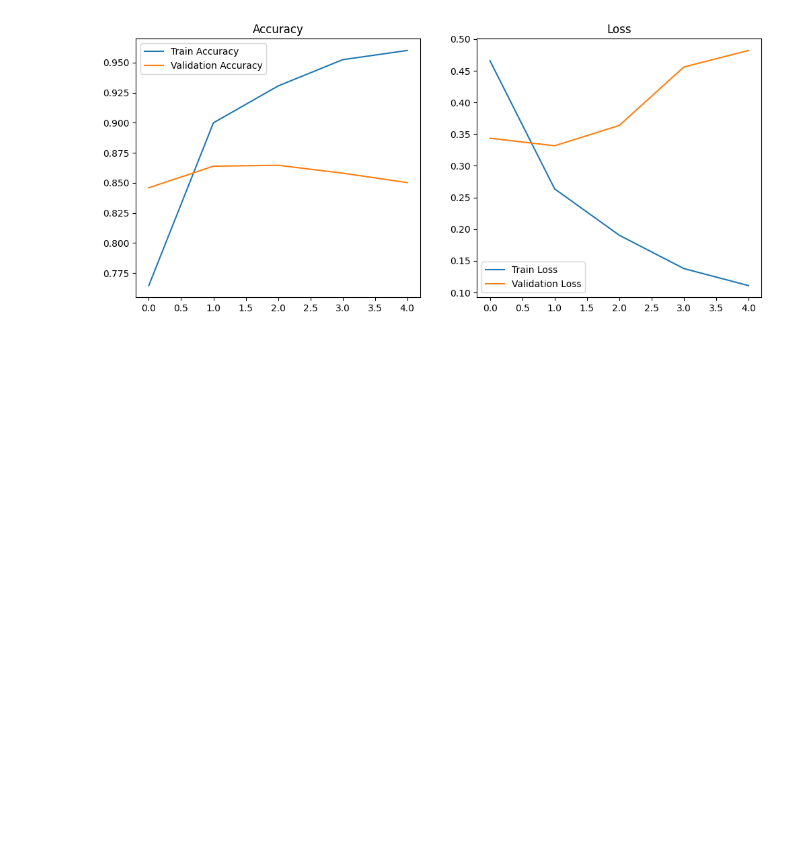
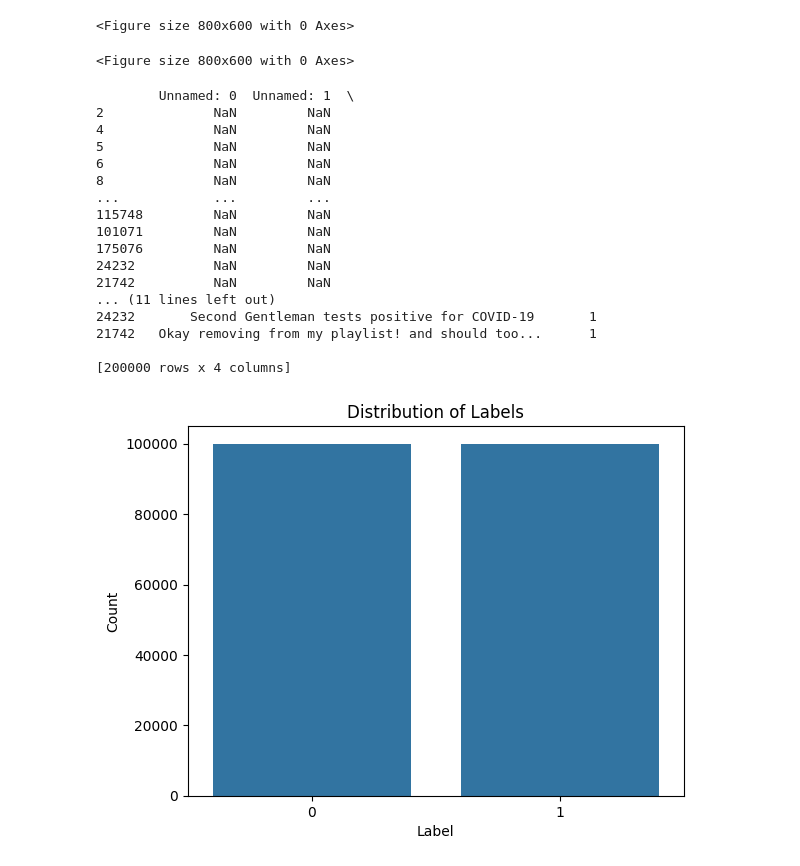
Before and after one commit to dipanshuverma98/Sarcasm_Model, a Jupyter notebook: SarcasmDetectionModel.ipynb, the cells around one changed output. Cells and saved outputs as stored; diff of their text form; code cells hidden in the pictures; blank space fills up the shorter version.

```diff
--- a/SarcasmDetectionModel.ipynb
+++ b/SarcasmDetectionModel.ipynb
@@ -133,20 +20,53 @@ Not Sarcasm
-# %%
-import matplotlib.pyplot as plt
-
-plt.figure(figsize=(12,5))
-
-plt.subplot(1,2,1)
-plt.plot(history.history["accuracy"], label="Train Accuracy")
-plt.plot(history.history["val_accuracy"], label="Validation Accuracy")
-plt.legend()
-plt.title("Accuracy")
-
-plt.subplot(1,2,2)
-plt.plot(history.history["loss"], label="Train Loss")
-plt.plot(history.history["val_loss"], label="Validation Loss")
-plt.legend()
-plt.title("Loss")
-
-plt.show()
-# %% [output]
-[figure, removed]
+# %%
+csv_path = "/content/file.csv"
+df = pd.read_csv(csv_path)
+
+# Get the actual column names from the DataFrame
+columns_to_drop = [col for col in ["Unnamed: 2", "Unnamed: 3"] if col in df.columns]
+
+# Drop only the columns that exist
+df = df.drop(columns=columns_to_drop)
+df_majority = df[df['label'] == 0]
+df_minority = df[df['label'] == 1]
+plt.figure(figsize=(8, 6))
+# %% [output]
+<Figure size 800x600 with 0 Axes>
+<Figure size 800x600 with 0 Axes>
+# %%
+df_minority_upsampled = resample(df_minority,
+                                 replace=True,
+                                 n_samples=len(df_majority),
+                                 random_state=42)
+
+df_upsampled = pd.concat([df_majority, df_minority_upsampled])
+
+# Split data into features (X) and labels (y)
+X = df_upsampled['text'].values
+y = df_upsampled['label'].values
+sns.countplot(x='label', data=df_upsampled)
+print(df_upsampled)
+plt.xlabel('Label')
+plt.ylabel('Count')
+plt.title('Distribution of Labels')
+
+# Show the plot
+plt.show()
+# %% [output]
+        Unnamed: 0  Unnamed: 1  \
+2              NaN         NaN
+4              NaN         NaN
+5              NaN         NaN
+6              NaN         NaN
+8              NaN         NaN
+...            ...         ...
+115748         NaN         NaN
+101071         NaN         NaN
+175076         NaN         NaN
+24232          NaN         NaN
+21742          NaN         NaN
+... (11 lines left out)
+24232       Second Gentleman tests positive for COVID-19       1
+21742   Okay removing from my playlist! and should too...      1
+
+[200000 rows x 4 columns]
+[figure, added]
```
Also changed, not shown: parts of 17 cells of this notebook.
